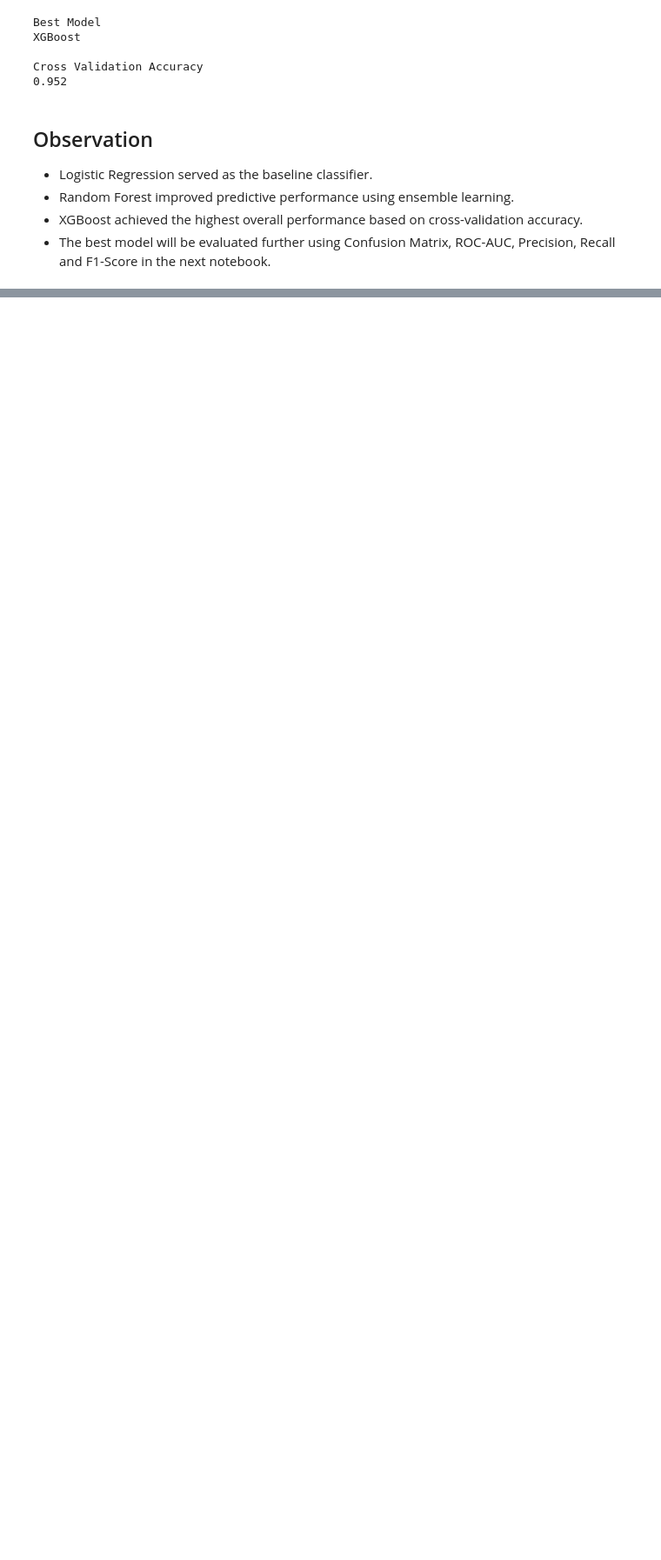
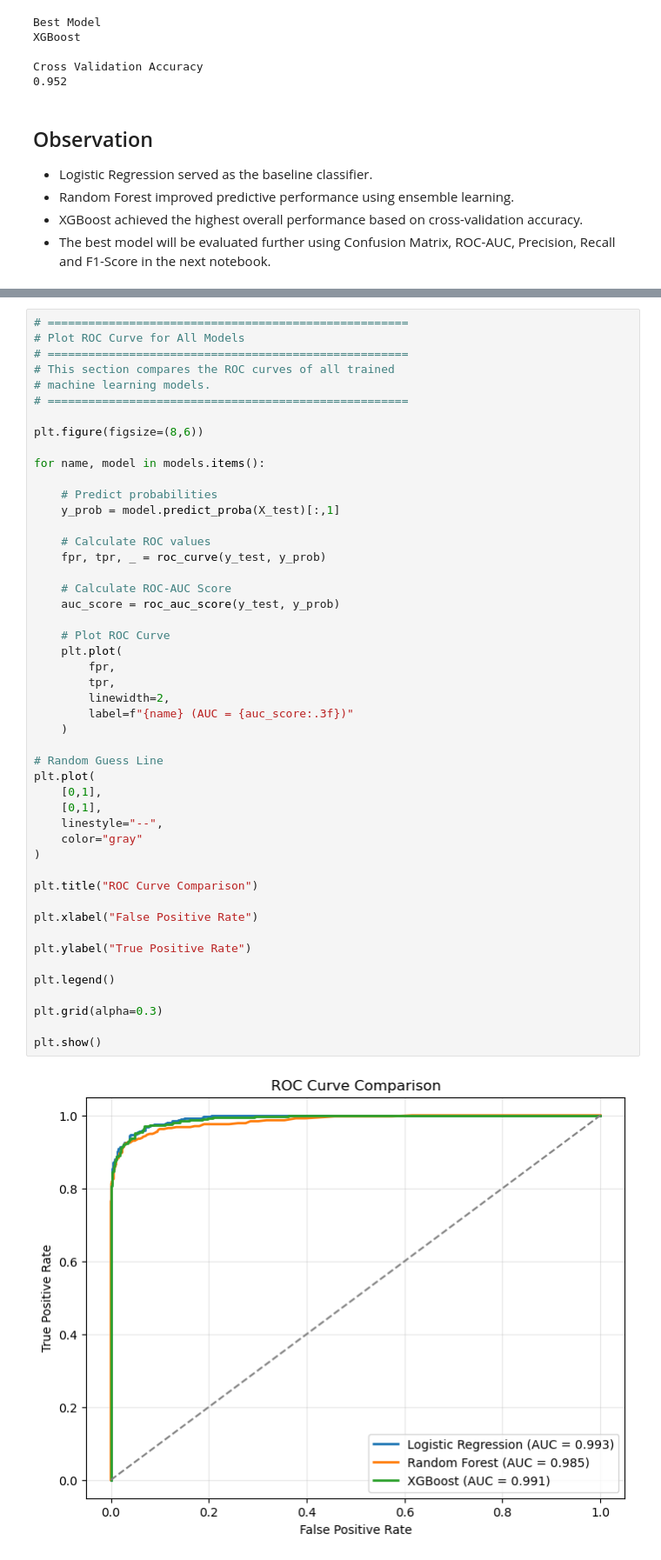
Before and after one commit to nidhi-yadav20799/ChurnShield-Customer-Churn-Prediction-Dashboard, a Jupyter notebook: notebooks/04_Model_Training.ipynb, the cells around one changed output, grey strips where cells are left out. Shown at 87% size. Cells and saved outputs as stored; diff of their text form; blank space fills up the shorter version.

```diff
--- a/notebooks/04_Model_Training.ipynb
+++ b/notebooks/04_Model_Training.ipynb
@@ -294,0 +455,50 @@ Cross Validation Accuracy
+# %%
+# =====================================================
+# Plot ROC Curve for All Models
+# =====================================================
+# This section compares the ROC curves of all trained
+# machine learning models.
+# =====================================================
+
+plt.figure(figsize=(8,6))
+
+for name, model in models.items():
+
+    # Predict probabilities
+    y_prob = model.predict_proba(X_test)[:,1]
+
+    # Calculate ROC values
+    fpr, tpr, _ = roc_curve(y_test, y_prob)
+
+    # Calculate ROC-AUC Score
+    auc_score = roc_auc_score(y_test, y_prob)
+
+    # Plot ROC Curve
+    plt.plot(
+        fpr,
+        tpr,
+        linewidth=2,
+        label=f"{name} (AUC = {auc_score:.3f})"
+    )
+
+# Random Guess Line
+plt.plot(
+    [0,1],
+    [0,1],
+    linestyle="--",
+    color="gray"
+)
+
+plt.title("ROC Curve Comparison")
+
+plt.xlabel("False Positive Rate")
+
+plt.ylabel("True Positive Rate")
+
+plt.legend()
+
+plt.grid(alpha=0.3)
+
+plt.show()
+# %% [output]
+[figure, added]
```
Also changed, not shown: parts of 19 cells of this notebook.
